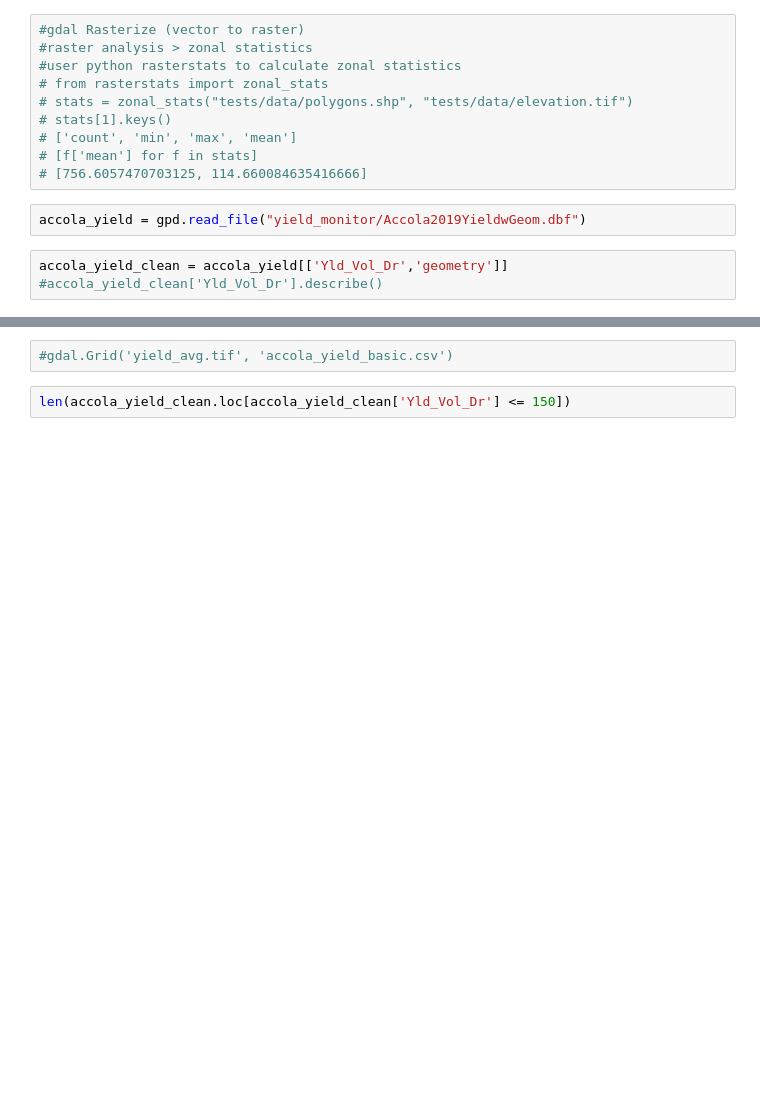
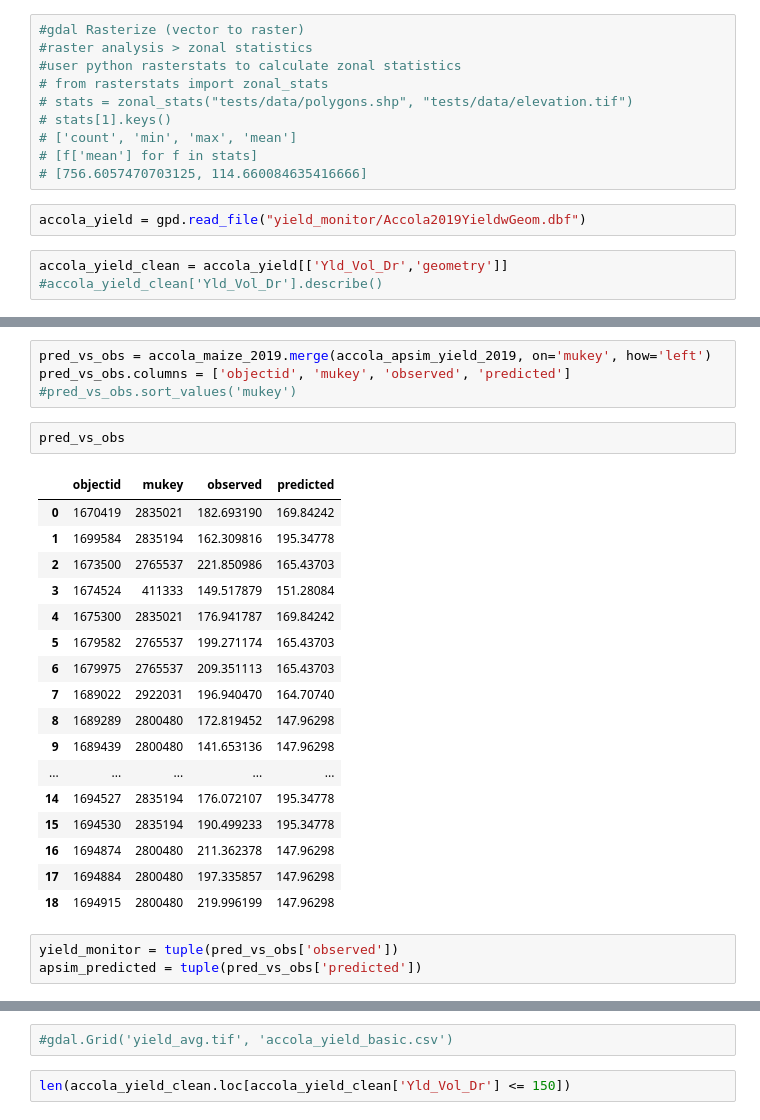
Before and after one commit to isuforesite/Foresite, a Jupyter notebook: analyses/accola.ipynb, the cells around one changed output, grey strips where cells are left out. Drawn from its saved outputs; the diff is of its cells as text; blank space fills up the shorter version.

```diff
--- a/analyses/accola.ipynb
+++ b/analyses/accola.ipynb
@@ -88,0 +107,27 @@ gpd.GeoDataFrame.from_features(stats)
+# %%
+pred_vs_obs = accola_maize_2019.merge(accola_apsim_yield_2019, on='mukey', how='left')
+pred_vs_obs.columns = ['objectid', 'mukey', 'observed', 'predicted']
+#pred_vs_obs.sort_values('mukey')
+# %%
+pred_vs_obs
+# %% [output]
+|  | objectid | mukey | observed | predicted |
+| 0 | 1670419 | 2835021 | 182.693190 | 169.84242 |
+| 1 | 1699584 | 2835194 | 162.309816 | 195.34778 |
+| 2 | 1673500 | 2765537 | 221.850986 | 165.43703 |
+| 3 | 1674524 | 411333 | 149.517879 | 151.28084 |
+| 4 | 1675300 | 2835021 | 176.941787 | 169.84242 |
+| 5 | 1679582 | 2765537 | 199.271174 | 165.43703 |
+| 6 | 1679975 | 2765537 | 209.351113 | 165.43703 |
+| 7 | 1689022 | 2922031 | 196.940470 | 164.70740 |
+| 8 | 1689289 | 2800480 | 172.819452 | 147.96298 |
+| 9 | 1689439 | 2800480 | 141.653136 | 147.96298 |
+| ... | ... | ... | ... | ... |
+| 14 | 1694527 | 2835194 | 176.072107 | 195.34778 |
+| 15 | 1694530 | 2835194 | 190.499233 | 195.34778 |
+| 16 | 1694874 | 2800480 | 211.362378 | 147.96298 |
+| 17 | 1694884 | 2800480 | 197.335857 | 147.96298 |
+| 18 | 1694915 | 2800480 | 219.996199 | 147.96298 |
+# %%
+yield_monitor = tuple(pred_vs_obs['observed'])
+apsim_predicted = tuple(pred_vs_obs['predicted'])
```
Also changed, not shown: parts of 18 cells of this notebook.
